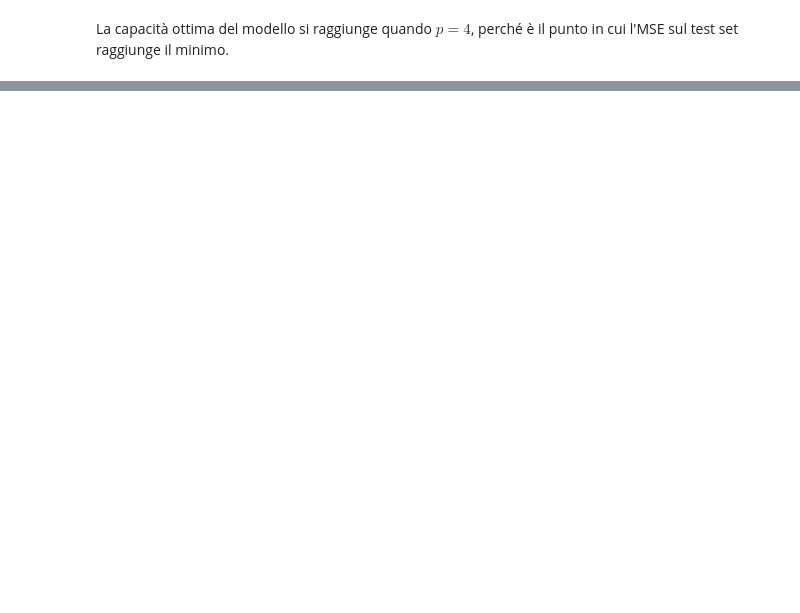
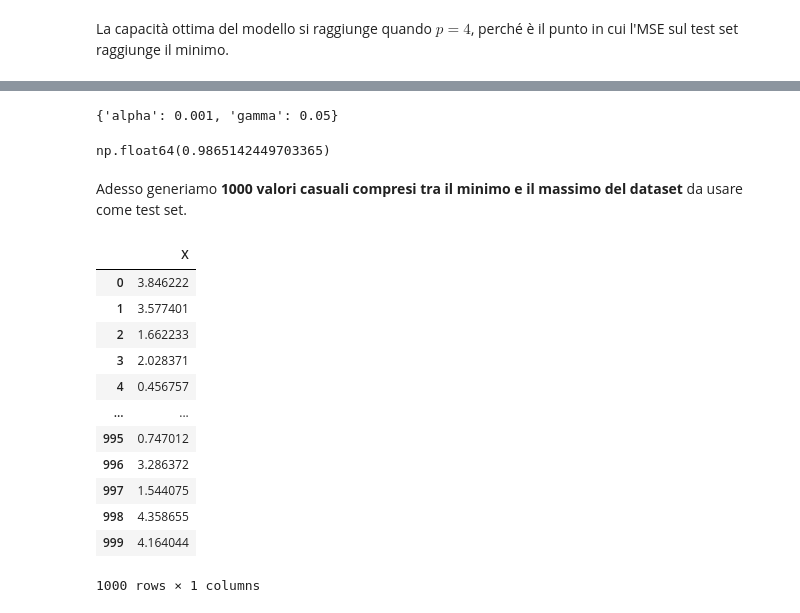
Before and after one commit to alberto-rampulla/big-data-course, a Jupyter notebook: 02_Capacità/Capacità.ipynb, the cells around one changed output, grey strips where cells are left out. Drawn from its saved outputs; the diff is of its cells as text; code cells hidden in the pictures; blank space fills up the shorter version.

```diff
--- a/02_Capacità/Capacità.ipynb
+++ b/02_Capacità/Capacità.ipynb
@@ -241,0 +321,31 @@ La capacità ottima del modello si raggiunge quando $p = 4$, perché è il punto
+# %%
+gs.best_params_
+# %% [output]
+{'alpha': 0.001, 'gamma': 0.05}
+# %%
+gs.best_score_ #R2
+# %% [output]
+np.float64(0.9865142449703365)
+# %% [markdown]
+Adesso generiamo **1000 valori casuali compresi tra il minimo e il massimo del dataset** da usare come test set.
+# %%
+low = dd_clean_kde[['X']].agg(func='min')
+up = dd_clean_kde[['X']].agg(func = 'max')
+
+X_test = np.random.uniform(low = low, high = up, size = 1000)
+X_test = pd.DataFrame(X_test, columns = ['X'])
+X_test
+# %% [output]
+|  | X |
+| 0 | 3.846222 |
+| 1 | 3.577401 |
+| 2 | 1.662233 |
+| 3 | 2.028371 |
+| 4 | 0.456757 |
+| ... | ... |
+| 995 | 0.747012 |
+| 996 | 3.286372 |
+| 997 | 1.544075 |
+| 998 | 4.358655 |
+| 999 | 4.164044 |
+1000 rows × 1 columns
```
Also changed, not shown: parts of 16 cells of this notebook.
